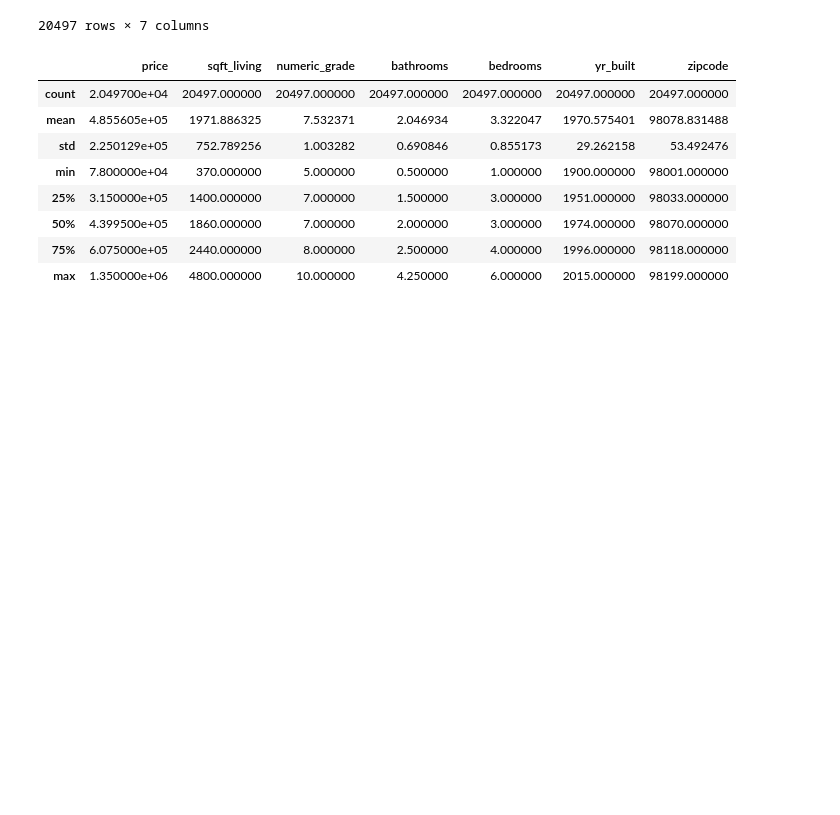
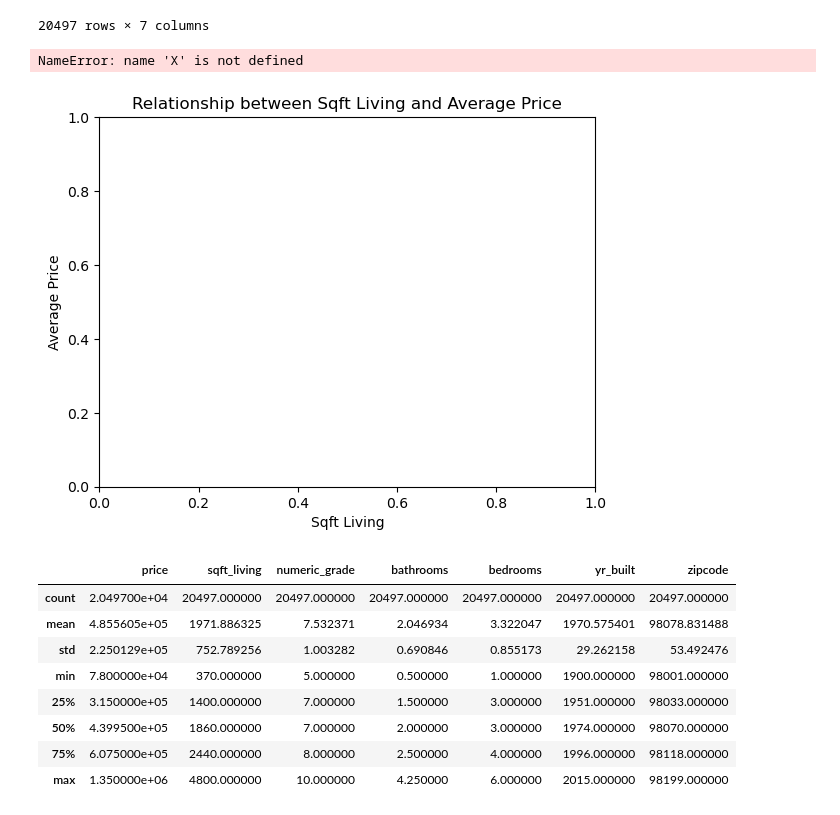
Before and after one commit to Chemami12/Phase2Project, a Jupyter notebook: student.ipynb, the cells around one changed output. Saved outputs shown, nothing was run; the diff lists cells and outputs as text; code cells hidden in the pictures; blank space fills up the shorter version.

```diff
--- a/student.ipynb
+++ b/student.ipynb
@@ -327,6 +318,21 @@ data
 | 21595 | 400000.0 | 1600 | 8 | 2.50 | 3 | 2004 | 98027 |
 | 21596 | 325000.0 | 1020 | 7 | 0.75 | 2 | 2008 | 98144 |
 20497 rows × 7 columns
+# %%
+
+
+
+# Add labels and title
+plt.xlabel('Sqft Living')
+plt.ylabel('Price')
+plt.ylabel('Average Price')
+plt.title('Relationship between Sqft Living and Average Price')
+plt.bar(X, y)
+# Display the plot
+plt.show()
+# %% [output]
+NameError: name 'X' is not defined
+[figure, added]
 # %%
 data.describe()
 # %% [output]
```
Also changed, not shown: parts of 4 cells of this notebook.
